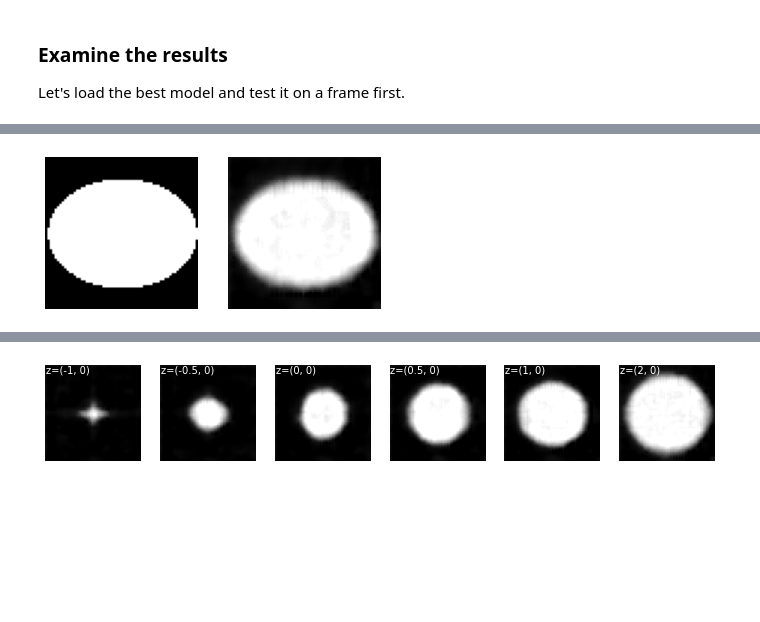
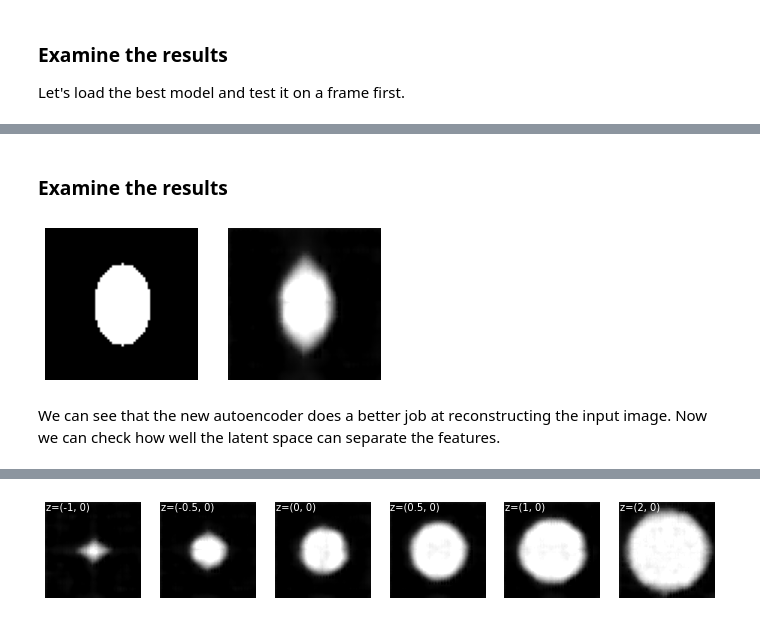
Before and after one commit to chuckedfromspace/pythonize, a Jupyter notebook: pythonize/ml/pca_ae_hierarchy.ipynb, the cells around one changed output, grey strips where cells are left out. Drawn from its saved outputs; the diff is of its cells as text; code cells hidden in the pictures; blank space fills up the shorter version.

```diff
--- a/pythonize/ml/pca_ae_hierarchy.ipynb
+++ b/pythonize/ml/pca_ae_hierarchy.ipynb
@@ -320,14 +346,18 @@ Epoch 00411: early stopping
+# %% [markdown]
+### Examine the results
 # %%
 model_1 = keras.models.load_model('model_1.hdf5', custom_objects={"LatentCovarianceLayer": LatentCovarianceLayer})
 # %%
-img = dataset[1430, ...]
+img = dataset[2430, ...]
 img_rec = model_1.predict(img[np.newaxis,...])
 _, ax = plt.subplots(1, 2)
 ax[0].imshow(img[...,0], cmap=plt.get_cmap('gray'), vmin=0, vmax=1)
 ax[0].axis('off')
 ax[1].imshow(img_rec[0,...,0], cmap=plt.get_cmap('gray'), vmin=0, vmax=1)
 ax[1].axis('off')
 plt.show()
 # %% [output]
-[figure, old version]
+[figure, new version]
+# %% [markdown]
+We can see that the new autoencoder does a better job at reconstructing the input image. Now we can check how well the latent space can separate the features.
 # %%
```
Also changed, not shown: parts of 38 cells of this notebook.
